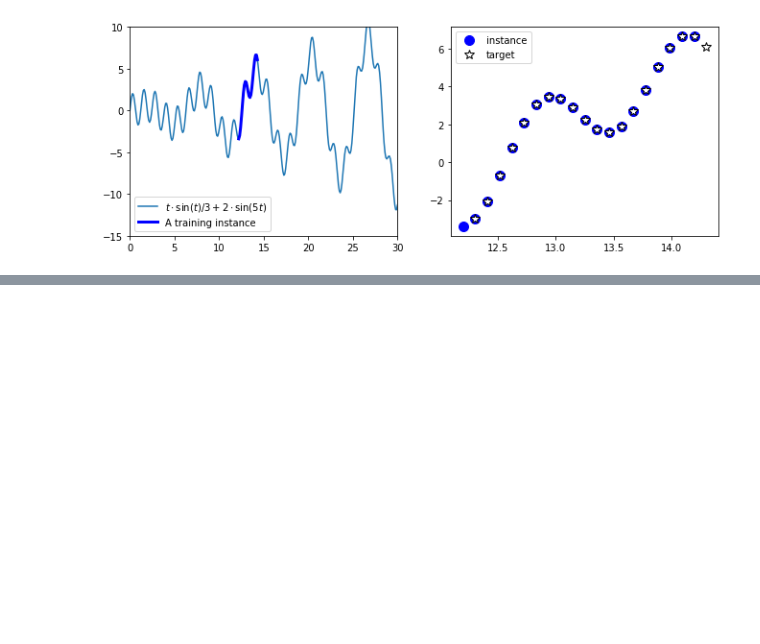
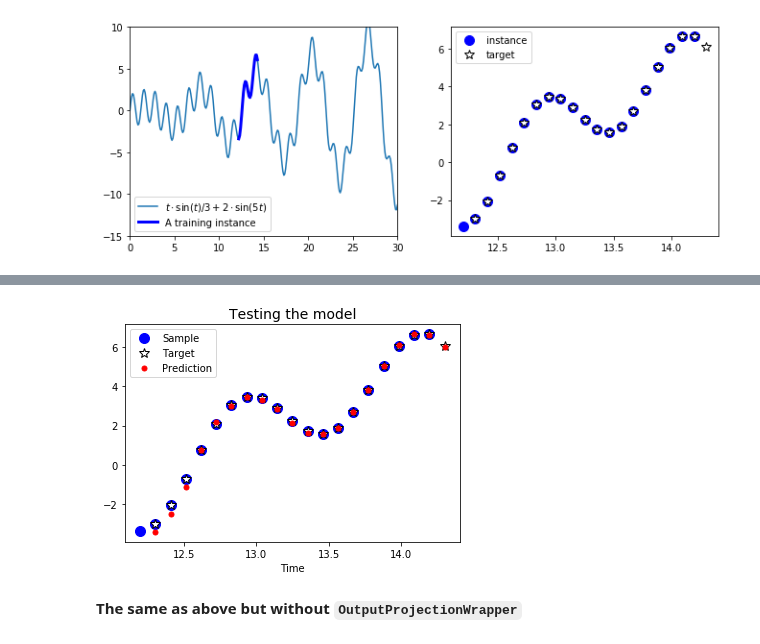
Before and after one commit to Schnell5/ML, a Jupyter notebook: notebooks/TensorFlow_RNN.ipynb, the cells around one changed output, grey strips where cells are left out. Saved outputs shown, nothing was run; the diff lists cells and outputs as text; code cells hidden in the pictures; blank space fills up the shorter version.

```diff
--- a/notebooks/TensorFlow_RNN.ipynb
+++ b/notebooks/TensorFlow_RNN.ipynb
@@ -339,0 +453,13 @@ plt.legend(loc="upper left");
+# %%
+n_iterations = 1500
+batch_size = 50
+
+with tf.Session() as sess:
+    init.run()
+    for iteration in range(n_iterations):
+        X_batch, y_batch = next_batch(batch_size, n_steps)
+        sess.run(training_op, feed_dict={X: X_batch, y: y_batch})
+        if iteration % 100 == 0:
+            mse = loss.eval(feed_dict={X: X_batch, y: y_batch})
+            print("{:>4}\tMSE: {:.6f}".format(iteration, mse))
+    save_path = saver.save(sess, "../models/RNN_model/RNN_model.ckpt")
@@ -339,0 +482,3 @@ plt.legend(loc="upper left");
+# %%
+X_new = time_series(np.array(t_batch[:-1].reshape(-1, n_steps, n_inputs)))
+X_new
@@ -339,0 +506,6 @@ plt.legend(loc="upper left");
+# %%
+with tf.Session() as sess:
+    saver.restore(sess, save_path)
+    X_new = time_series(np.array(t_batch[:-1].reshape(-1, n_steps, n_inputs)))
+    y_pred = outputs.eval(feed_dict={X: X_new})
+y_pred
@@ -339,0 +534,14 @@ plt.legend(loc="upper left");
+# %%
+def plot_results(X_new, y_pred):
+    plt.title("Testing the model", fontsize=14)
+    plt.plot(t_batch[:-1], X_new.ravel(), 'bo', ms=10, label="Sample")
+    plt.plot(t_batch[1:], time_series(t_batch[1:]), 'w*', ms=10, mec="k", label="Target")
+    plt.plot(t_batch[1:], y_pred.ravel(), 'ro', ms=5, label="Prediction")
+    plt.xlabel("Time")
+    plt.legend(loc="upper left");
+# %%
+plot_results(X_new, y_pred)
+# %% [output]
+[figure, added]
+# %% [markdown]
+**The same as above but without ``OutputProjectionWrapper``**
```
Also changed, not shown: parts of 43 cells of this notebook.
